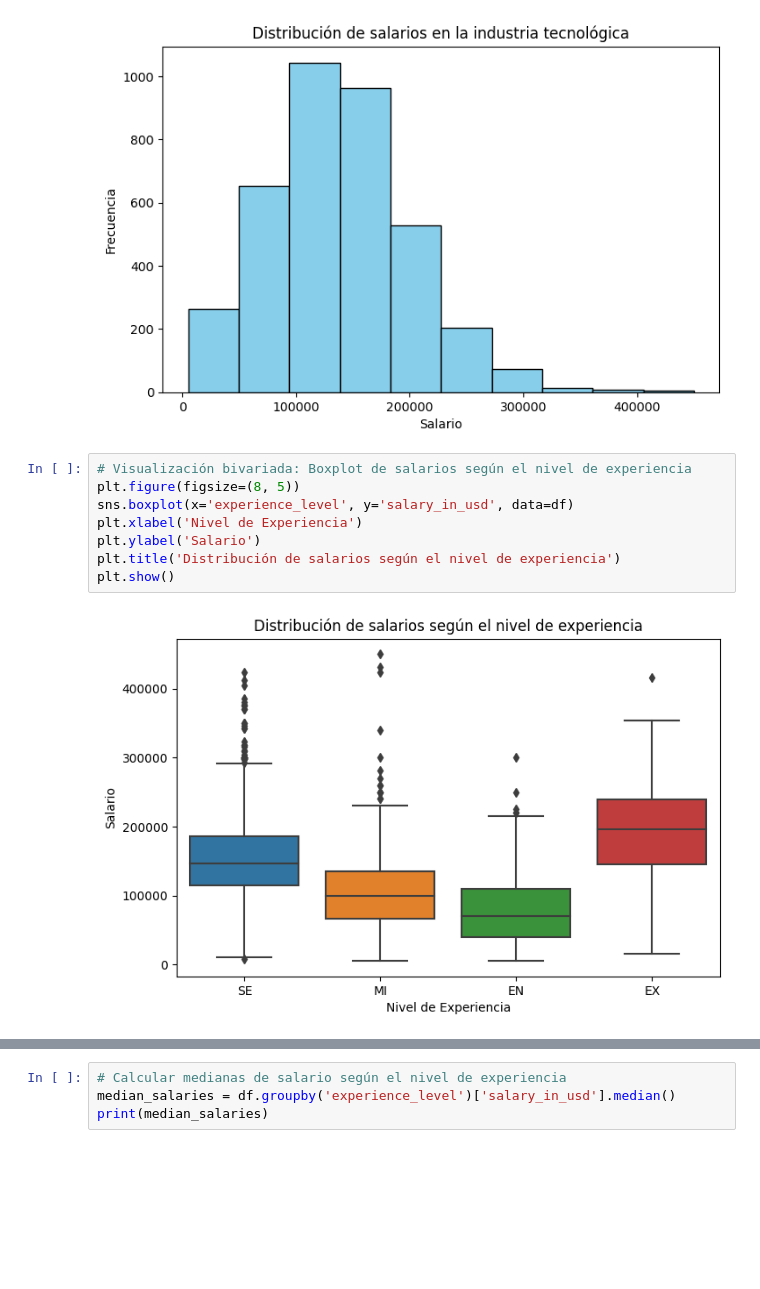
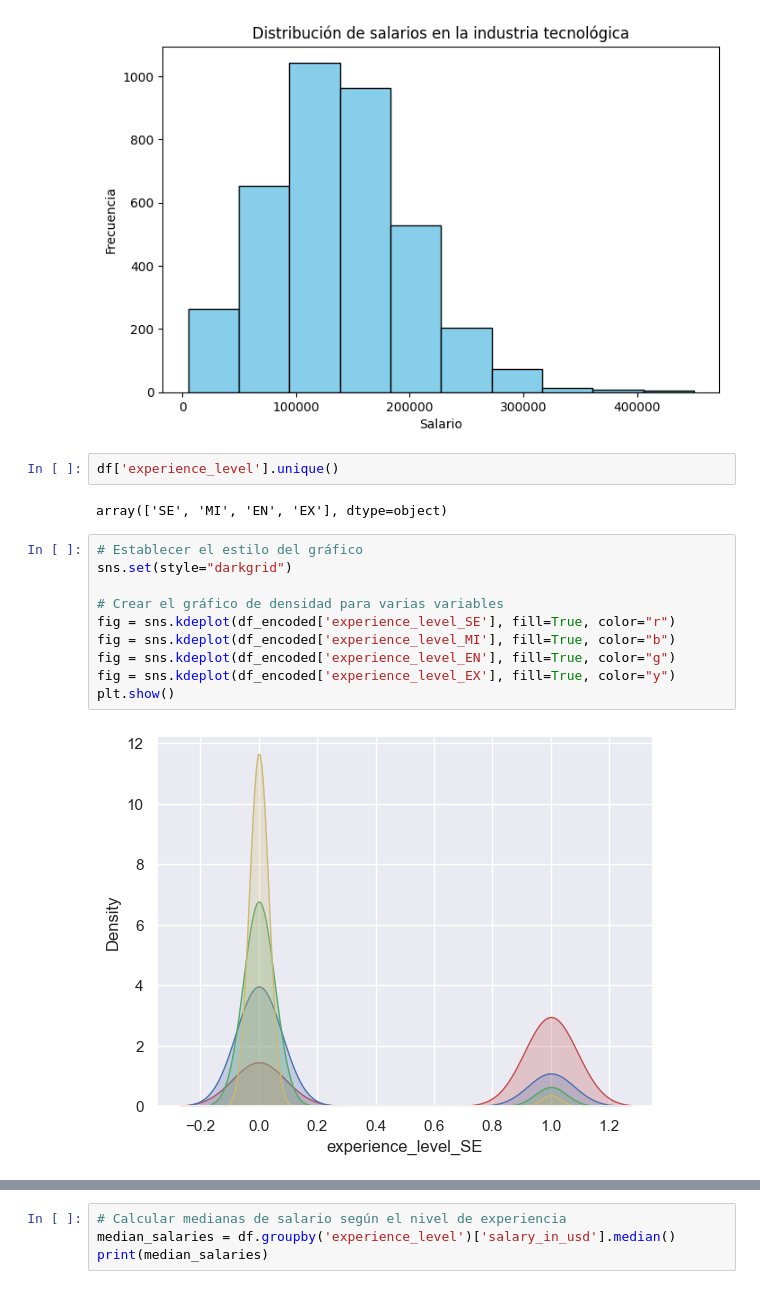
Before and after one commit to ruso439/jupiterNotebookDiego, a Jupyter notebook: notebooks/ProyectoDS_ParteI_Matcovich.ipynb, the cells around one changed output, grey strips where cells are left out. Drawn from its saved outputs; the diff is of its cells as text; blank space fills up the shorter version.

```diff
--- a/notebooks/ProyectoDS_ParteI_Matcovich.ipynb
+++ b/notebooks/ProyectoDS_ParteI_Matcovich.ipynb
@@ -172,13 +198,19 @@ plt.title('Distribución de salarios en la industria tecnológica')
 plt.show()
 # %% [output]
 [figure]
-# %%
-# Visualización bivariada: Boxplot de salarios según el nivel de experiencia
-plt.figure(figsize=(8, 5))
-sns.boxplot(x='experience_level', y='salary_in_usd', data=df)
-plt.xlabel('Nivel de Experiencia')
-plt.ylabel('Salario')
-plt.title('Distribución de salarios según el nivel de experiencia')
-plt.show()
-# %% [output]
-[figure, removed]
+# %%
+df['experience_level'].unique()
+# %% [output]
+array(['SE', 'MI', 'EN', 'EX'], dtype=object)
+# %%
+# Establecer el estilo del gráfico
+sns.set(style="darkgrid")
+
+# Crear el gráfico de densidad para varias variables
+fig = sns.kdeplot(df_encoded['experience_level_SE'], fill=True, color="r")
+fig = sns.kdeplot(df_encoded['experience_level_MI'], fill=True, color="b")
+fig = sns.kdeplot(df_encoded['experience_level_EN'], fill=True, color="g")
+fig = sns.kdeplot(df_encoded['experience_level_EX'], fill=True, color="y")
+plt.show()
+# %% [output]
+[figure, added]
```
Also changed, not shown: parts of 13 cells of this notebook, 1 other file.
